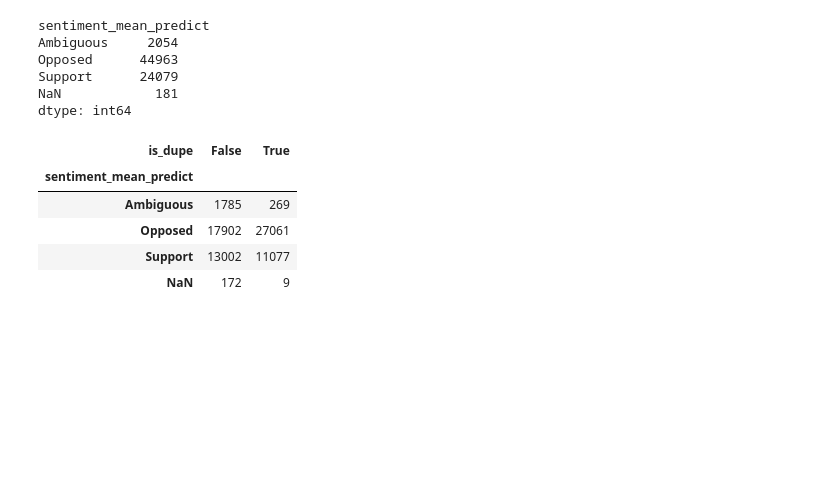
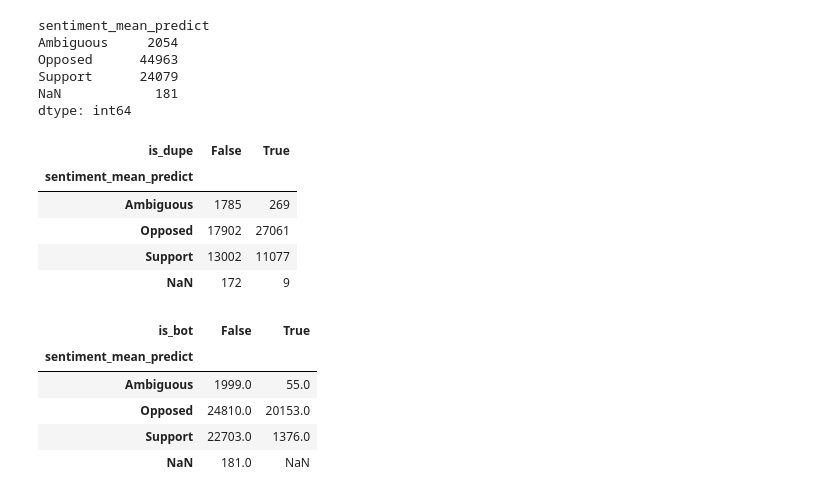
Before and after one commit to code-for-charlottesville/Virginia-Schools-Model-Policy-Sentiment-Analysis-2023, a Jupyter notebook: dupe_analysis.ipynb, the cells around one changed output. Drawn from its saved outputs; the diff is of its cells as text; code cells hidden in the pictures; blank space fills up the shorter version.

```diff
--- a/dupe_analysis.ipynb
+++ b/dupe_analysis.ipynb
@@ -211,14 +241,20 @@ query = """
         SELECT
             comments.id,
             COUNT(*) FILTER(dupe_group_comments.comment_id IS NOT NULL) > 0 AS is_dupe,
+            COUNT(*) FILTER(dupe_groups.is_bot) > 0 AS is_bot,
+
         FROM comments
         LEFT JOIN dupe_group_comments
             ON comments.id = dupe_group_comments.comment_id
+        LEFT JOIN dupe_groups
+            ON dupe_group_comments.group_id = dupe_groups.id
         GROUP BY comments.id
     )
     SELECT
         comments.*,
         comment_dupes.is_dupe,
+        comment_dupes.is_bot,
+
     FROM comments
     LEFT JOIN comment_dupes
         ON comments.id = comment_dupes.id
@@ -275,3 +308,15 @@ classified_comments.groupby(
 | Opposed | 17902 | 27061 |
 | Support | 13002 | 11077 |
 | NaN | 172 | 9 |
+# %%
+classified_comments.groupby(
+    ["sentiment_mean_predict", "is_bot"],
+    dropna=False,
+).size().unstack()
+# %% [output]
+| is_bot | False | True |
+| sentiment_mean_predict |  |  |
+| Ambiguous | 1999.0 | 55.0 |
+| Opposed | 24810.0 | 20153.0 |
+| Support | 22703.0 | 1376.0 |
+| NaN | 181.0 | NaN |
```
Also changed, not shown: parts of 2 cells of this notebook.
